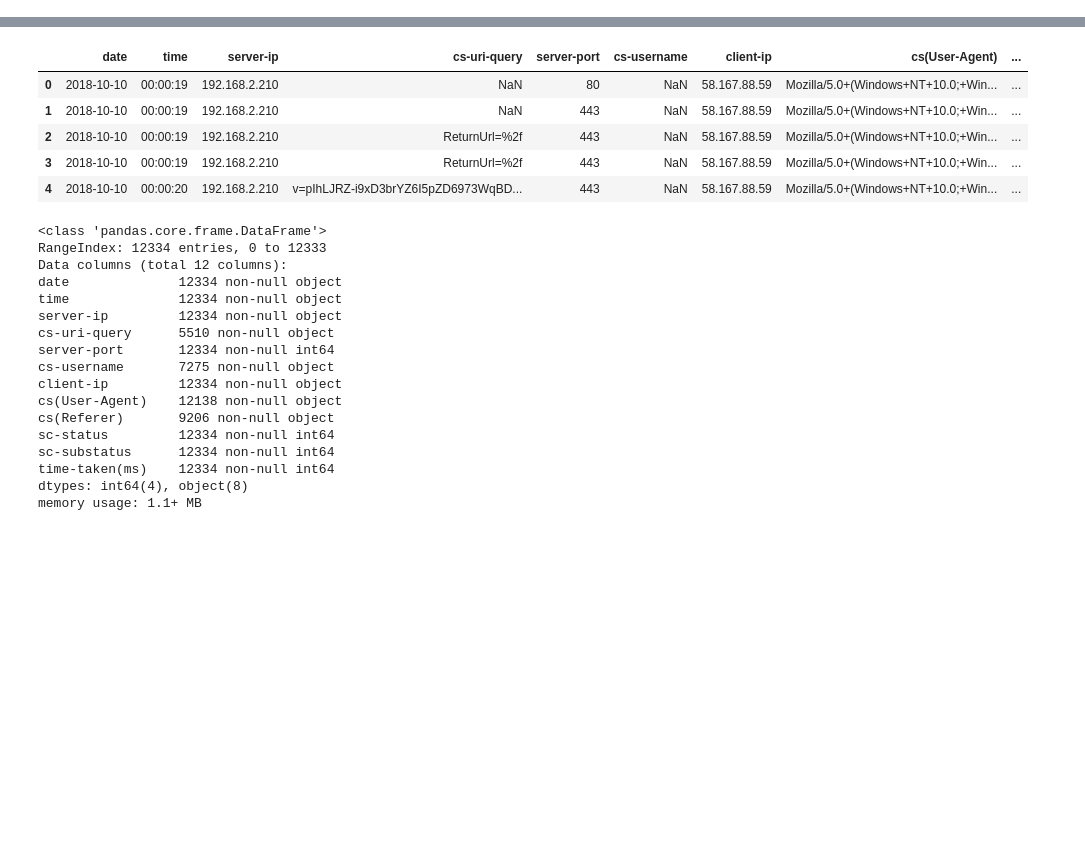
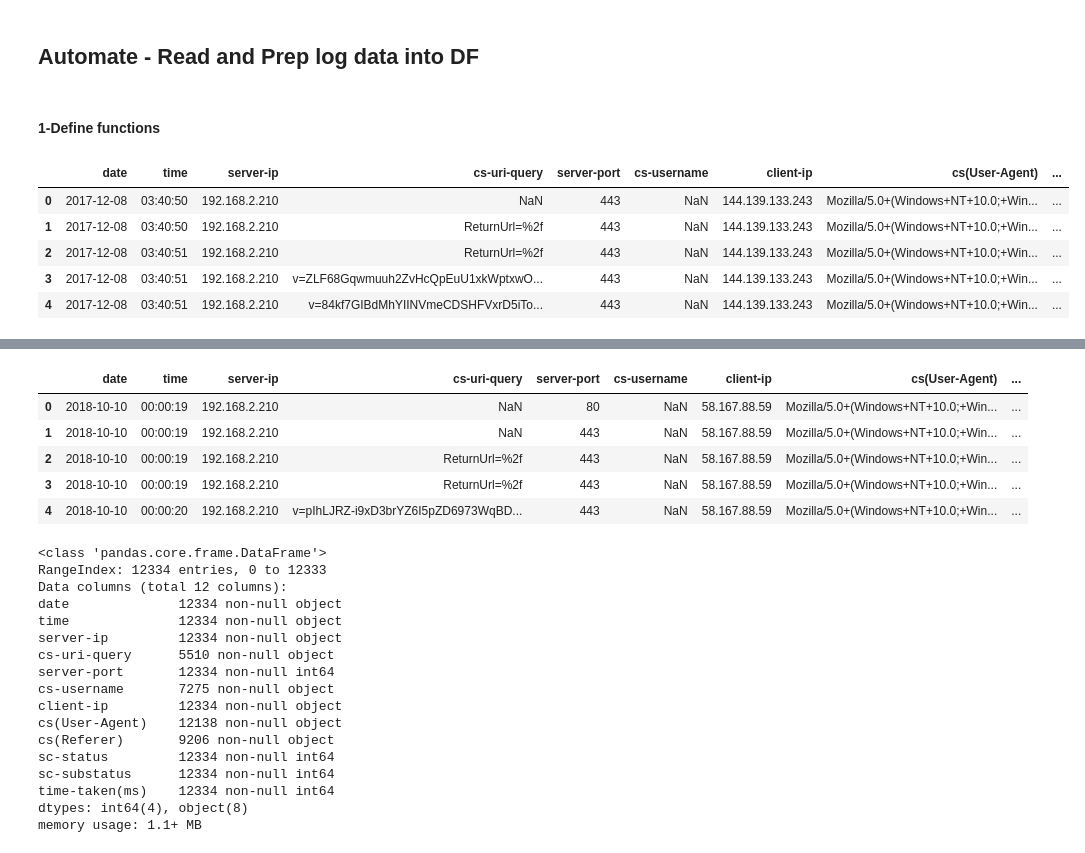
Before and after one commit to barrasa8/GA_DS_FinalProject, a Jupyter notebook: code/IIS_Logs_Analisys.ipynb, the cells around one changed output, grey strips where cells are left out. Saved outputs shown, nothing was run; the diff lists cells and outputs as text; code cells hidden in the pictures; blank space fills up the shorter version.

```diff
--- a/code/IIS_Logs_Analisys.ipynb
+++ b/code/IIS_Logs_Analisys.ipynb
@@ -33,0 +13,4 @@ iis_logs_df = pd.read_csv("../data/logs/u_ex181010.log"
+# %% [markdown]
+## Automate - Read and Prep log data into DF
+# %% [markdown]
+#### 1-Define functions
@@ -33,0 +114,29 @@ iis_logs_df = pd.read_csv("../data/logs/u_ex181010.log"
+# %%
+dirName = '../data/logs';
+reader = geoip2.database.Reader('../data/GeoLite2-City_20181009/GeoLite2-City.mmdb')
+#reader.close()
+
+# Get the list of all files in directory tree at given path
+listOfFiles = getListOfFiles(dirName)
+
+df = readLog(listOfFiles[1])
+
+df = deriveCityFromIP(df)
+
+df = deriveCountryFromIP(df)
+
+df = deriveClientDevice(df)
+df = deriveClientBrowser(df)
+df = deriveClientWebPage(df)
+
+df = deriveClientCity(df)
+df = deriveClientCountry(df)
+
+df.head()
+# %% [output]
+|  | date | time | server-ip | cs-uri-query | server-port | cs-username | client-ip | cs(User-Agent) | ... |
+| 0 | 2017-12-08 | 03:40:50 | 192.168.2.210 | NaN | 443 | NaN | 144.139.133.243 | Mozilla/5.0+(Windows+NT+10.0;+Win... | ... |
+| 1 | 2017-12-08 | 03:40:50 | 192.168.2.210 | ReturnUrl=%2f | 443 | NaN | 144.139.133.243 | Mozilla/5.0+(Windows+NT+10.0;+Win... | ... |
+| 2 | 2017-12-08 | 03:40:51 | 192.168.2.210 | ReturnUrl=%2f | 443 | NaN | 144.139.133.243 | Mozilla/5.0+(Windows+NT+10.0;+Win... | ... |
+| 3 | 2017-12-08 | 03:40:51 | 192.168.2.210 | v=ZLF68Gqwmuuh2ZvHcQpEuU1xkWptxwO... | 443 | NaN | 144.139.133.243 | Mozilla/5.0+(Windows+NT+10.0;+Win... | ... |
+| 4 | 2017-12-08 | 03:40:51 | 192.168.2.210 | v=84kf7GIBdMhYIINVmeCDSHFVxrD5iTo... | 443 | NaN | 144.139.133.243 | Mozilla/5.0+(Windows+NT+10.0;+Win... | ... |
```
Also changed, not shown: parts of 15 cells of this notebook.
